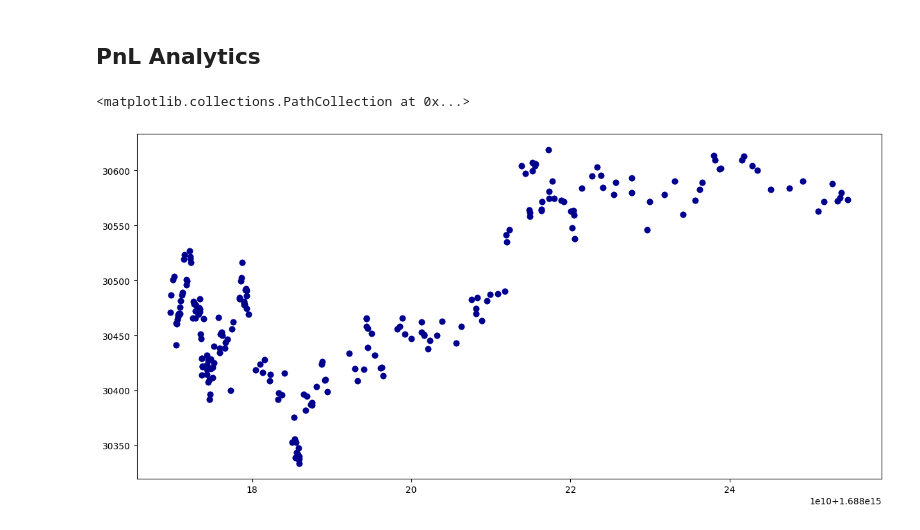
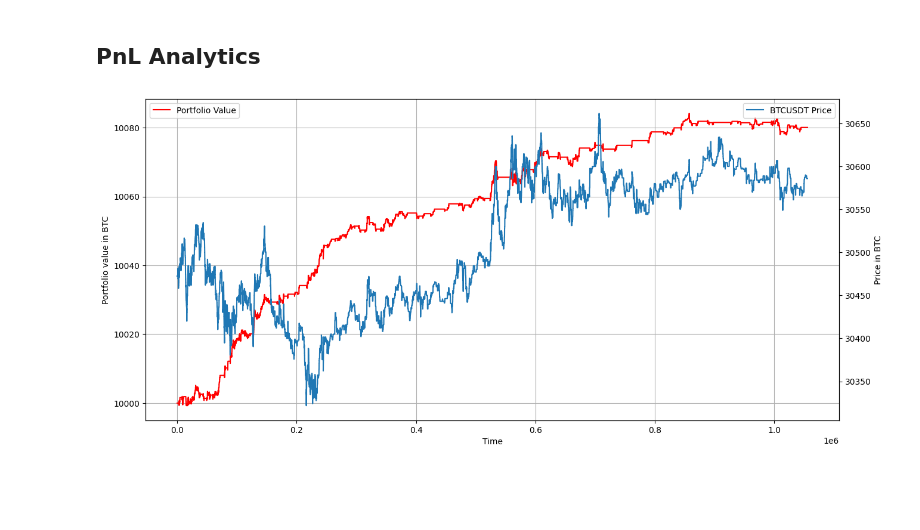
Before and after one commit to jaNGOB/pySimX, a Jupyter notebook: pySimX/examples/Simple TOB Example.ipynb, the cells around one changed output. Cells and saved outputs as stored; diff of their text form; code cells hidden in the pictures; blank space fills up the shorter version.

```diff
--- a/pySimX/examples/Simple TOB Example.ipynb
+++ b/pySimX/examples/Simple TOB Example.ipynb
@@ -47,5 +51,13 @@ files_list = [
     # and f.split('_')[-1] == f'{quote}-{base}.csv.gz'
     and f.split('_')[-1] == f'{base+quote}.csv.gz'
     and f.split('_')[1] == 'quotes']
-files_list
+
+
+tfiles_list = [
+    f for f in os.listdir(folder_path) if os.path.isfile(os.path.join(folder_path, f))
+    and f.split('_')[0] == 'binance'
+    and f.split('_')[-1] == base+quote+'.csv.gz'
+    and f.split('_')[1] == 'trades']
+
+print(files_list, tfiles_list)
 # %% [output]
@@ -53,8 +65,6 @@ files_list
 # %%
 binance_data = get_data(files_list)
+binance_trades_data = get_data(tfiles_list)
-# %%
-binance_data['time'] = pd.to_datetime(binance_data.timestamp, unit='us')
-binance_data.set_index('time', inplace=True)
 # %% [markdown]
 ## Open Exchange
 # %%
@@ -68,5 +78,7 @@ binance.add_balance(quote, 10_000)
 
 # Now we can load the TOB data into the exchange events
 lst = binance_data[['timestamp', 'bid_amount', 'bid_price', 'ask_price', 'ask_amount']].sort_values('timestamp').to_numpy()
+binance_trades_lst = binance_trades_data[['timestamp', 'id', 'side', 'price', 'amount']].to_numpy()
 binance.load_tob(lst, symbol)
+binance.load_trades(binance_trades_lst, symbol)
 # %% [output]
@@ -162,22 +163,17 @@ ax.grid()
 # %%
 df_t = pd.DataFrame(binance.trades)
-# %%
-fig, ax = plt.subplots(figsize=(15,7), facecolor='white')
-ax.scatter(df_t.entryTime, df_t.price, color='blue', label='hedge trade')
-ax.scatter(df_t.eventTime, df_t.price, color='darkblue', label='hedge trade')
-# %% [output]
-<matplotlib.collections.PathCollection at 0x...>
-[figure, removed]
 # %%
 fig, ax = plt.subplots(figsize=(15,7), facecolor='white')
 
-ax.plot(balances.combined, label='Portfolio (BTC)', color='r')
+ax.plot(balances.combined, label='Portfolio Value', color='r')
 
 ax2 = ax.twinx()
-ax2.plot(balances.mid, label='COMPBTC Price')
+ax2.plot(balances.mid, label=symbol+' Price')
 ax.set_xlabel('Time')
 ax2.set_ylabel('Price in BTC')
 ax.set_ylabel('Portfolio value in BTC')
 ax.legend(loc=2)
 ax2.legend(loc=1)
 ax.grid()
+# %% [output]
+[figure, added]
```
Also changed, not shown: parts of 8 cells of this notebook, 2 other files.
